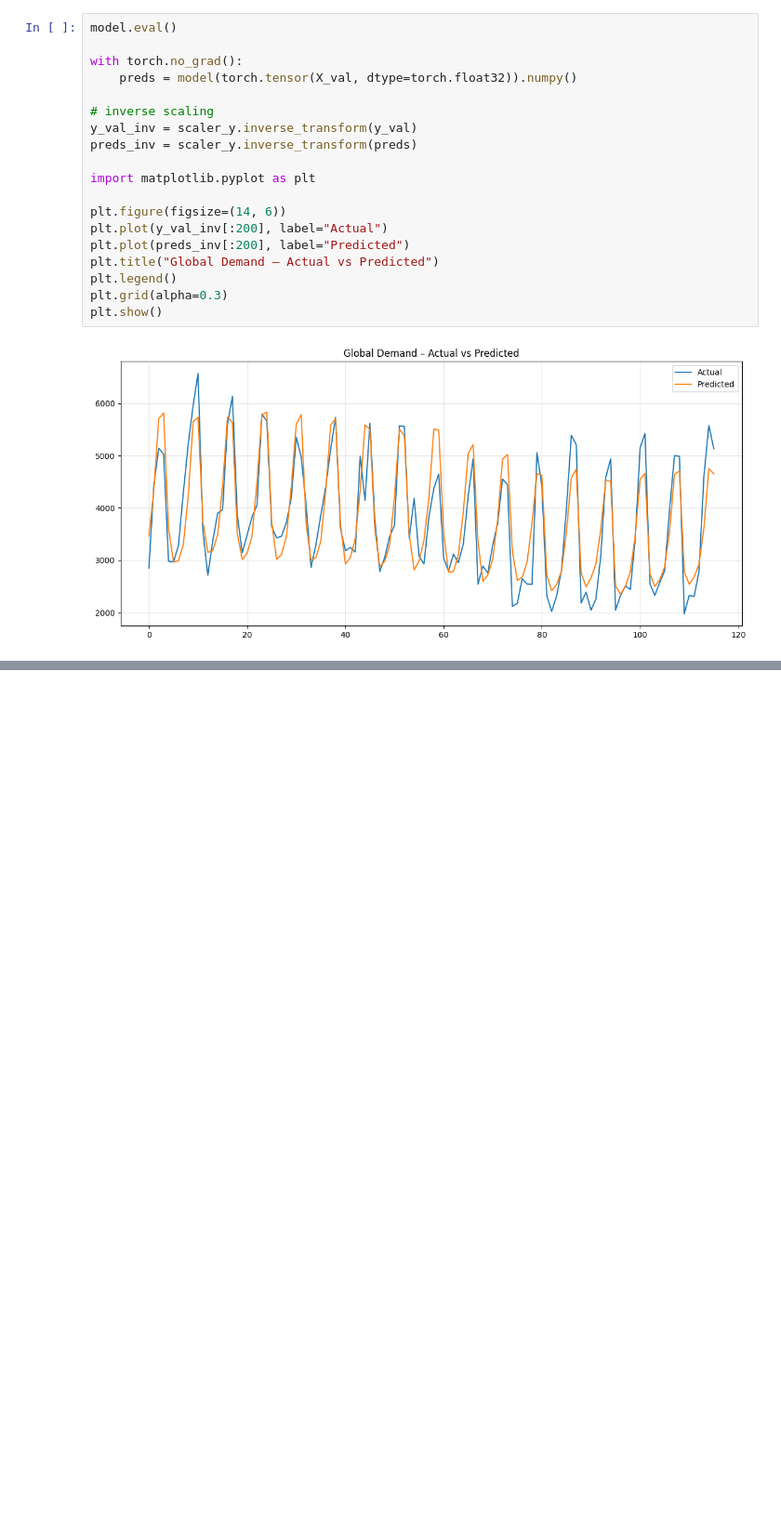
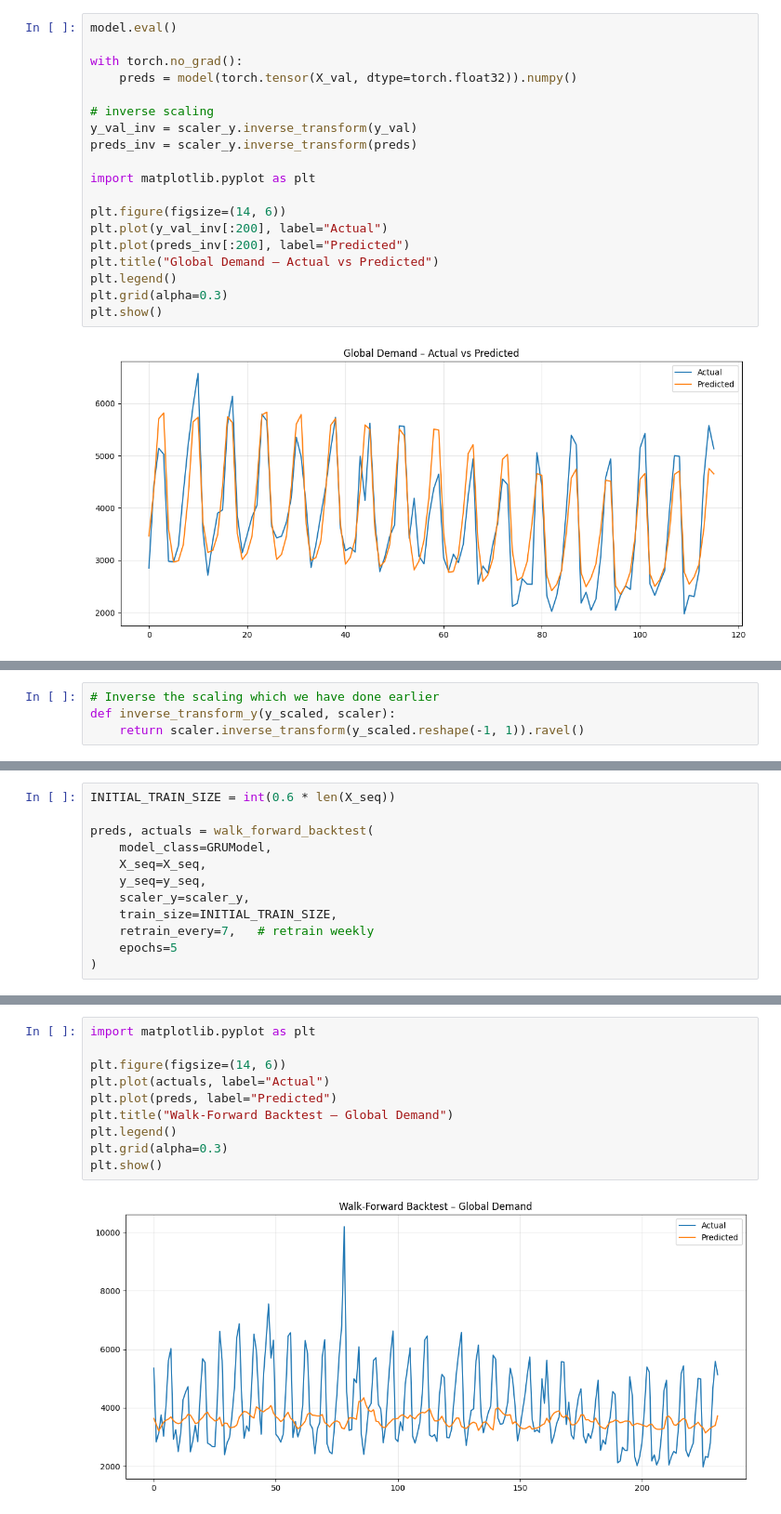
Before and after one commit to Mrschiss/IndusAnalProj, a Jupyter notebook: src/rnn.ipynb, the cells around one changed output, grey strips where cells are left out. Shown at 93% size. Saved outputs shown, nothing was run; the diff lists cells and outputs as text; blank space fills up the shorter version.

Commit message:
Now with an actual view of the perfromance

```diff
--- a/src/rnn.ipynb
+++ b/src/rnn.ipynb
@@ -337,0 +340,4 @@ plt.show()
+# %%
+# Inverse the scaling which we have done earlier
+def inverse_transform_y(y_scaled, scaler):
+    return scaler.inverse_transform(y_scaled.reshape(-1, 1)).ravel()
@@ -337,0 +396,12 @@ plt.show()
+# %%
+INITIAL_TRAIN_SIZE = int(0.6 * len(X_seq))
+
+preds, actuals = walk_forward_backtest(
+    model_class=GRUModel,
+    X_seq=X_seq,
+    y_seq=y_seq,
+    scaler_y=scaler_y,
+    train_size=INITIAL_TRAIN_SIZE,
+    retrain_every=7,   # retrain weekly
+    epochs=5
+)
@@ -337,0 +417,12 @@ plt.show()
+# %%
+import matplotlib.pyplot as plt
+
+plt.figure(figsize=(14, 6))
+plt.plot(actuals, label="Actual")
+plt.plot(preds, label="Predicted")
+plt.title("Walk-Forward Backtest – Global Demand")
+plt.legend()
+plt.grid(alpha=0.3)
+plt.show()
+# %% [output]
+[figure, added]
```
Also changed, not shown: parts of 3 cells of this notebook.
